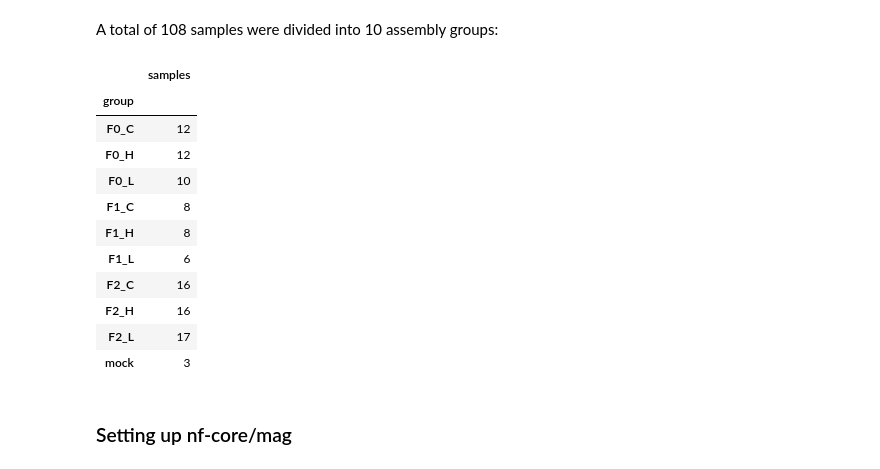
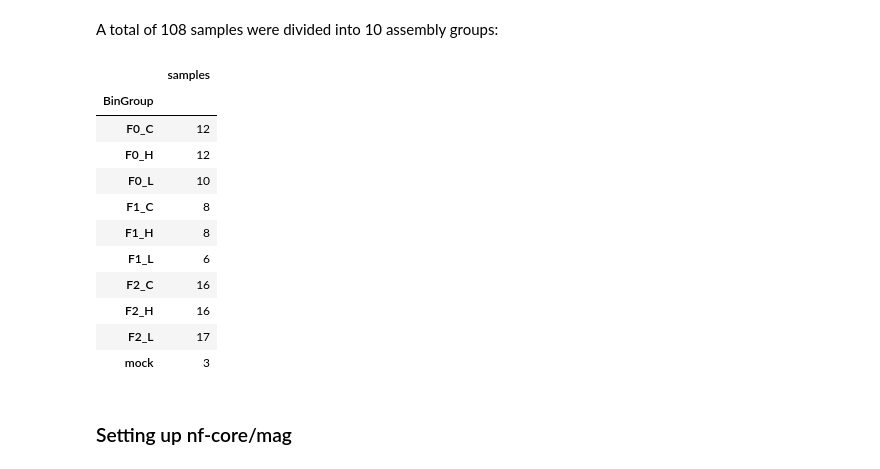
Before and after one commit to NBISweden/SMS-6668-23-micegut, a Jupyter notebook: doc/readme.ipynb, the cells around one changed output. Cells and saved outputs as stored; diff of their text form; code cells hidden in the pictures.

```diff
--- a/doc/readme.ipynb
+++ b/doc/readme.ipynb
@@ -27,14 +37,13 @@ Raw data is stored on Uppmax at:
 # %% [markdown]
 A total of 108 samples were divided into 10 assembly groups:
 # %%
-sample_df = pd.read_csv("../data/sample_list.csv", header=0)
-sample_df.sort_values("group", inplace=True)
-sample_df.to_csv("../data/sample_list.csv", index=False)
-group_df = pd.DataFrame(sample_df.groupby("group").size(), columns=["samples"]).sort_index()
+sample_df = pd.read_csv("../data/sample_list_atlas.tsv", header=0, sep="\t")
+sample_df.sort_values("BinGroup", inplace=True)
+group_df = pd.DataFrame(sample_df.groupby("BinGroup").size(), columns=["samples"]).sort_index()
 group_df
 # %% [output]
 |  | samples |
-| group |  |
+| BinGroup |  |
 | F0_C | 12 |
 | F0_H | 12 |
 | F0_L | 10 |
```
Also changed, not shown: parts of 15 cells of this notebook.
